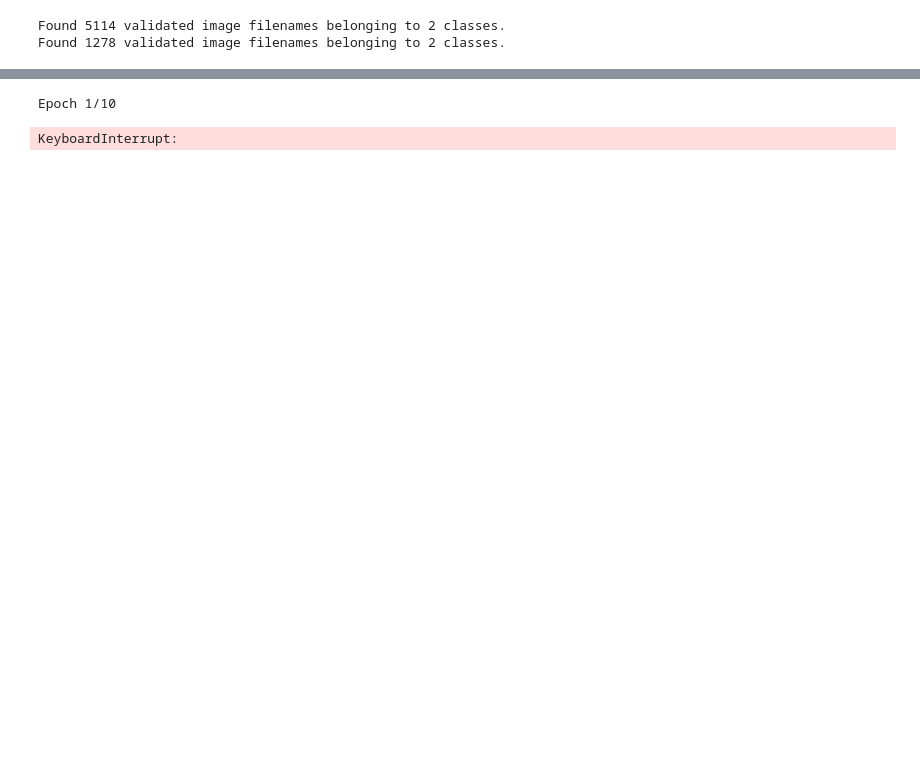
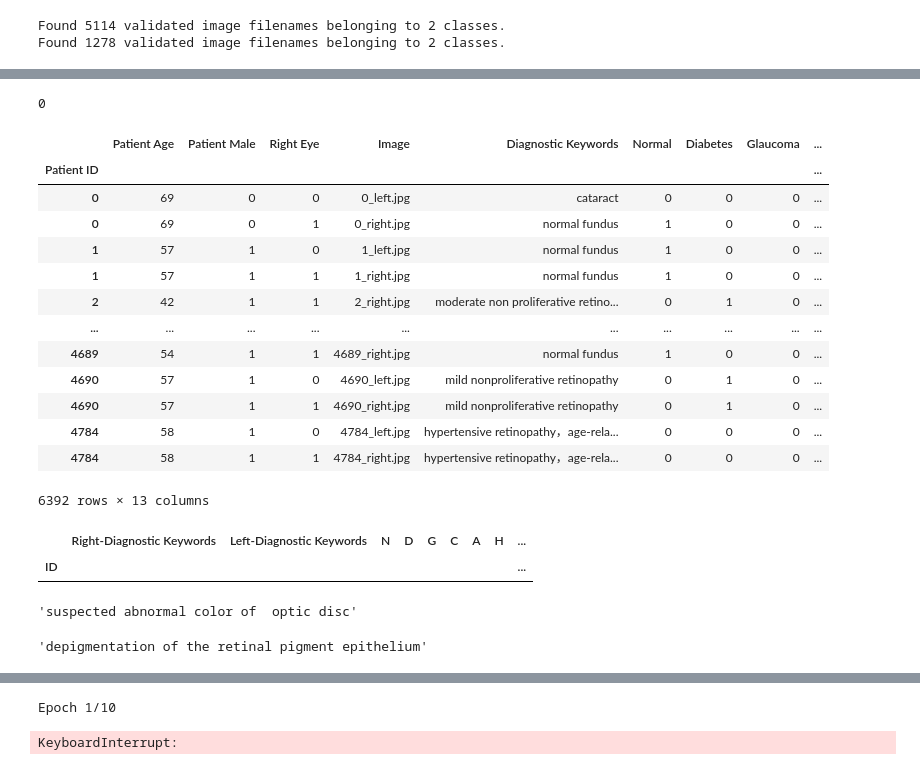
Before and after one commit to lorcanob/OcuPath, a Jupyter notebook: notebooks/ODR_EDA.ipynb, the cells around one changed output, grey strips where cells are left out. Saved outputs shown, nothing was run; the diff lists cells and outputs as text; code cells hidden in the pictures; blank space fills up the shorter version.

Commit message:
Refactored gener and gramer, as well as made them and trainer robust. Added relevant params and added collapser function that returns the collapsed dataframe

```diff
--- a/notebooks/ODR_EDA.ipynb
+++ b/notebooks/ODR_EDA.ipynb
@@ -284,0 +249,70 @@ To enable them in other operations, rebuild TensorFlow with the appropriate comp
+# %%
+COLLAPSER = {
+    'Normal': normal,
+    'Diabetes': diabetes,
+    'Glaucoma': glaucoma,
+    'Cataract': cataract,
+    'Age-related Macula Degeneration': age_macula,
+    'Hypertension': hypertension,
+    'Myopia': myopia,
+    'Other': other
+}
+# %%
+dataframer
+# %% [output]
+0
+# %%
+FINAL_COLS = [
+    'Patient Age',
+    'Patient Male',
+    'Right Eye',
+    'Image',
+    'Diagnostic Keywords',
+    *COLLAPSER.keys()
+]
+# %%
+def single_path_collapser(df, pathology):
+    temp = df[COLLAPSER[pathology]].astype(int).astype(bool)
+    df[pathology] = np.logical_or.reduce(temp, axis=1)
+    return df
+
+def multi_path_collapser(df):
+    for key in COLLAPSER.keys():
+        df = single_path_collapser(df, key)
+    return df
+
+def collapse_paths(df):
+    df[list(COLLAPSER.keys())] = multi_path_collapser(df)[COLLAPSER.keys()].replace({True: '1', False: '0'})
+    return df[FINAL_COLS]
+
+# multi_path_collapser(dataframer.final_df)[COLLAPSER.keys()].replace({True: '1', False: '0'})
+collapse_paths(dataframer.final_df)
+# %% [output]
+|  | Patient Age | Patient Male | Right Eye | Image | Diagnostic Keywords | Normal | Diabetes | Glaucoma | ... |
+| Patient ID |  |  |  |  |  |  |  |  | ... |
+| 0 | 69 | 0 | 0 | 0_left.jpg | cataract | 0 | 0 | 0 | ... |
+| 0 | 69 | 0 | 1 | 0_right.jpg | normal fundus | 1 | 0 | 0 | ... |
+| 1 | 57 | 1 | 0 | 1_left.jpg | normal fundus | 1 | 0 | 0 | ... |
+| 1 | 57 | 1 | 1 | 1_right.jpg | normal fundus | 1 | 0 | 0 | ... |
+| 2 | 42 | 1 | 1 | 2_right.jpg | moderate non proliferative retino... | 0 | 1 | 0 | ... |
+| ... | ... | ... | ... | ... | ... | ... | ... | ... | ... |
+| 4689 | 54 | 1 | 1 | 4689_right.jpg | normal fundus | 1 | 0 | 0 | ... |
+| 4690 | 57 | 1 | 0 | 4690_left.jpg | mild nonproliferative retinopathy | 0 | 1 | 0 | ... |
+| 4690 | 57 | 1 | 1 | 4690_right.jpg | mild nonproliferative retinopathy | 0 | 1 | 0 | ... |
+| 4784 | 58 | 1 | 0 | 4784_left.jpg | hypertensive retinopathy，age-rela... | 0 | 0 | 0 | ... |
+| 4784 | 58 | 1 | 1 | 4784_right.jpg | hypertensive retinopathy，age-rela... | 0 | 0 | 0 | ... |
+6392 rows × 13 columns
+# %%
+temp = dataframer.data[['Right-Diagnostic Keywords', 'Left-Diagnostic Keywords', 'N', 'D', 'G', 'C', 'A', 'H', 'M', 'O', 'labels', 'target']]
+temp[temp['Right-Diagnostic Keywords']==key_list[93]]
+# %% [output]
+|  | Right-Diagnostic Keywords | Left-Diagnostic Keywords | N | D | G | C | A | H | ... |
+| ID |  |  |  |  |  |  |  |  | ... |
+# %%
+key_list[78]
+# %% [output]
+'suspected abnormal color of  optic disc'
+# %%
+temp['Left-Diagnostic Keywords'].loc[236]
+# %% [output]
+'depigmentation of the retinal pigment epithelium'
```
Also changed, not shown: parts of 18 cells of this notebook, 4 other files.
